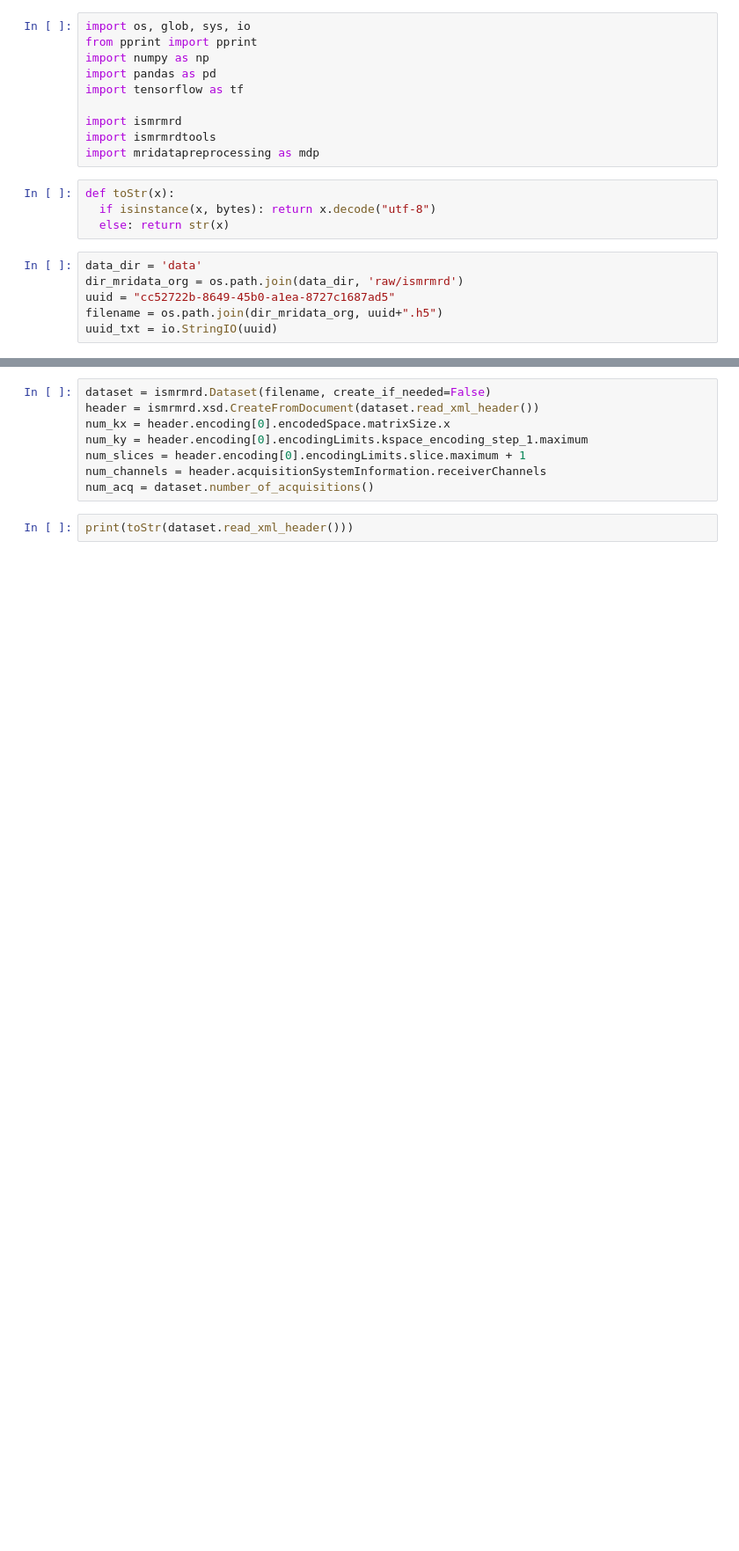
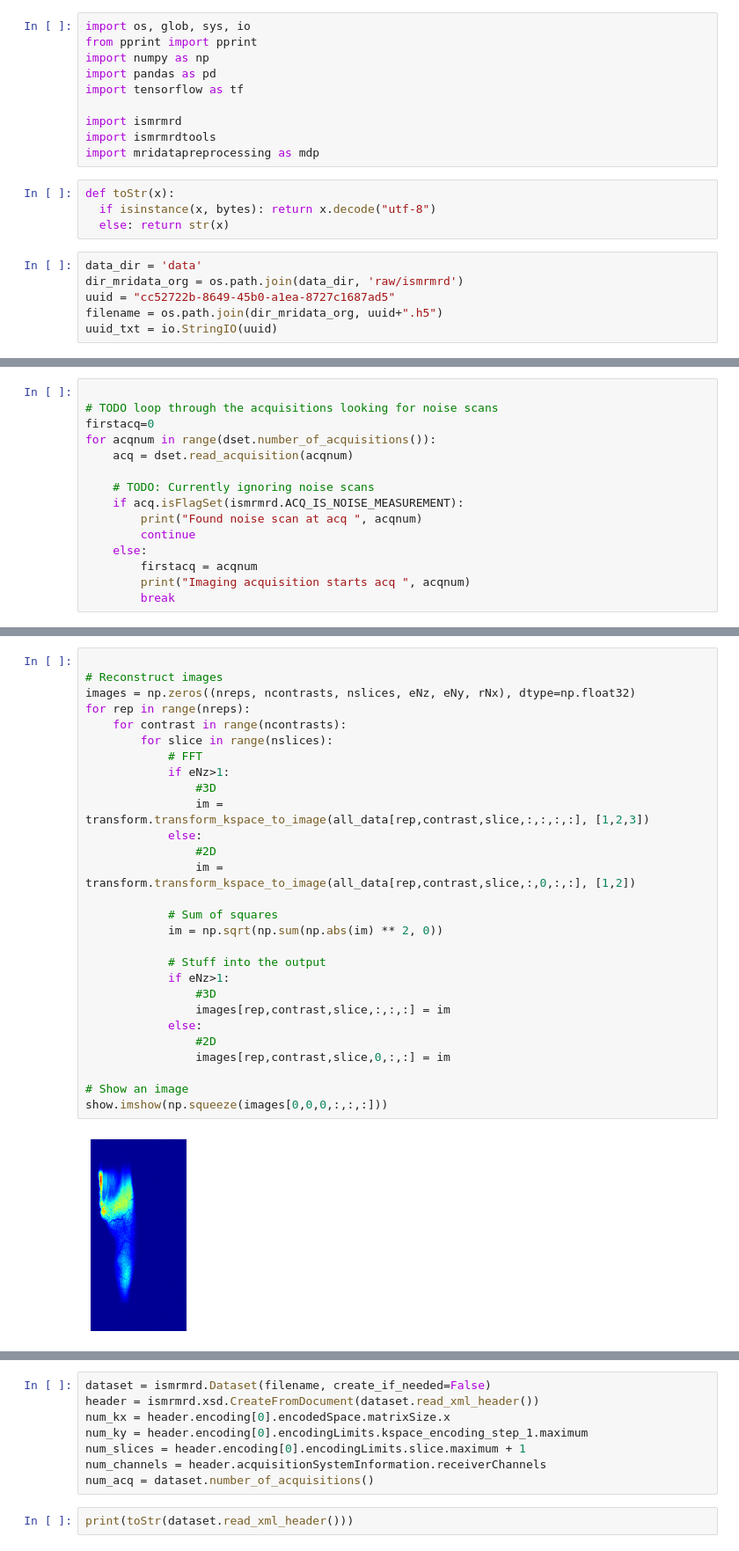
Before and after one commit to Erfandarzi/mri-reconstruction, a Jupyter notebook: python/main-colab.ipynb, the cells around one changed output, grey strips where cells are left out. Shown at 88% size. Cells and saved outputs as stored; diff of their text form; blank space fills up the shorter version.

```diff
--- a/python/main-colab.ipynb
+++ b/python/main-colab.ipynb
@@ -41,0 +99,15 @@ Downloading cc52722b-8649-45b0-a1ea-8727c1687ad5...
+# %%
+
+# TODO loop through the acquisitions looking for noise scans
+firstacq=0
+for acqnum in range(dset.number_of_acquisitions()):
+    acq = dset.read_acquisition(acqnum)
+
+    # TODO: Currently ignoring noise scans
+    if acq.isFlagSet(ismrmrd.ACQ_IS_NOISE_MEASUREMENT):
+        print("Found noise scan at acq ", acqnum)
+        continue
+    else:
+        firstacq = acqnum
+        print("Imaging acquisition starts acq ", acqnum)
+        break
@@ -41,0 +151,30 @@ Downloading cc52722b-8649-45b0-a1ea-8727c1687ad5...
+# %%
+
+# Reconstruct images
+images = np.zeros((nreps, ncontrasts, nslices, eNz, eNy, rNx), dtype=np.float32)
+for rep in range(nreps):
+    for contrast in range(ncontrasts):
+        for slice in range(nslices):
+            # FFT
+            if eNz>1:
+                #3D
+                im = transform.transform_kspace_to_image(all_data[rep,contrast,slice,:,:,:,:], [1,2,3])
+            else:
+                #2D
+                im = transform.transform_kspace_to_image(all_data[rep,contrast,slice,:,0,:,:], [1,2])
+
+            # Sum of squares
+            im = np.sqrt(np.sum(np.abs(im) ** 2, 0))
+
+            # Stuff into the output
+            if eNz>1:
+                #3D
+                images[rep,contrast,slice,:,:,:] = im
+            else:
+                #2D
+                images[rep,contrast,slice,0,:,:] = im
+
+# Show an image
+show.imshow(np.squeeze(images[0,0,0,:,:,:]))
+# %% [output]
+[figure, added]
```
Also changed, not shown: parts of 17 cells of this notebook.
